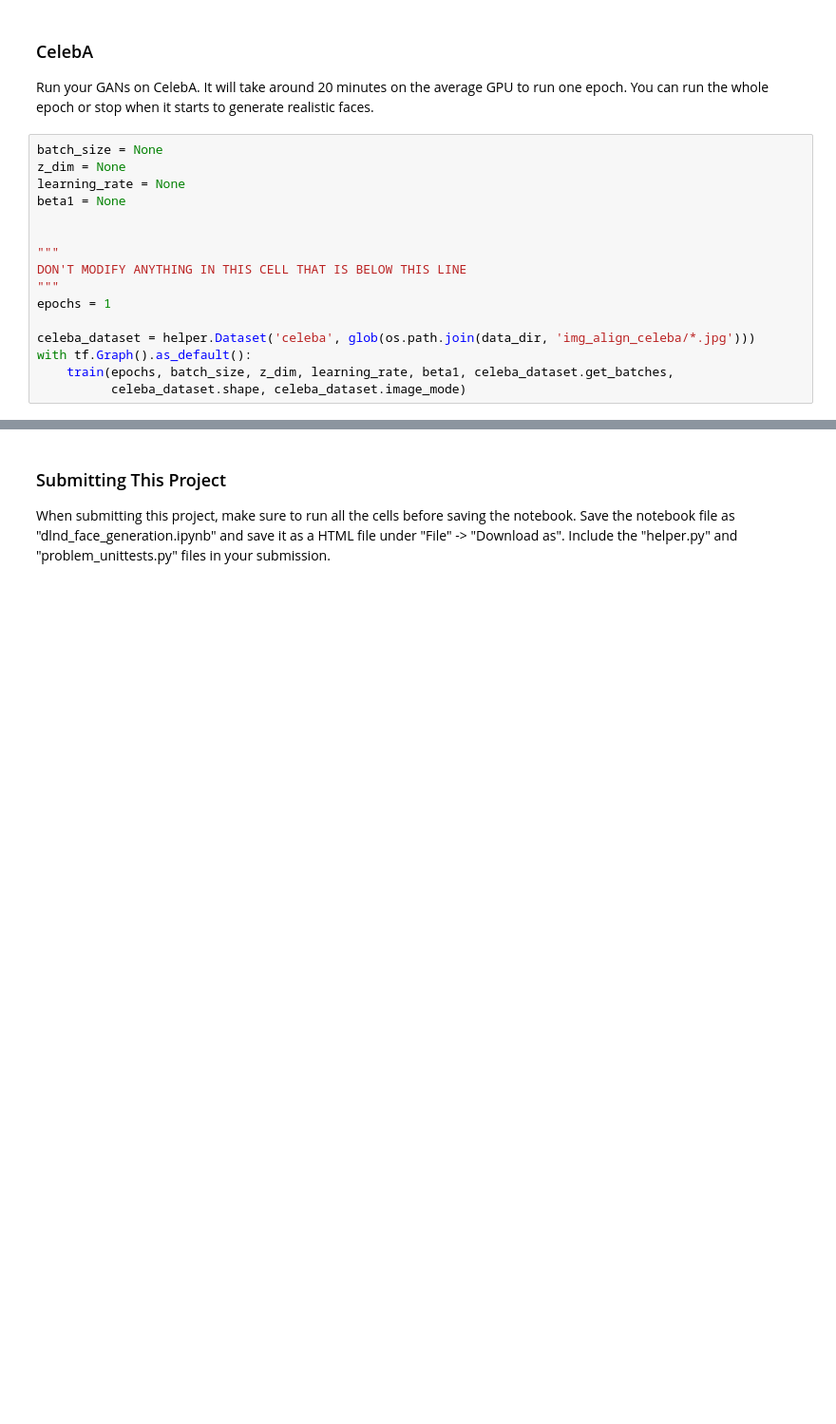
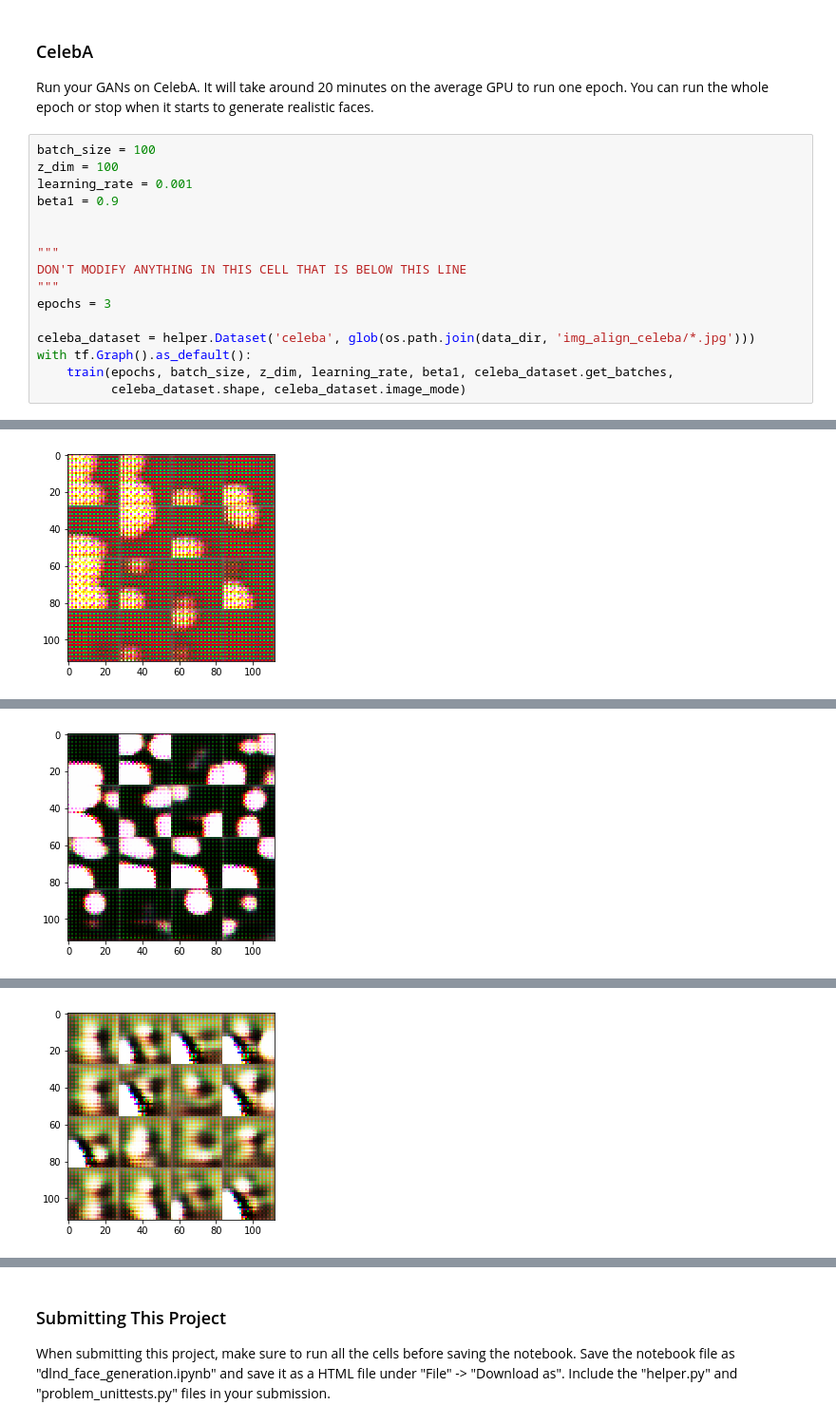
Before and after one commit to guilhermeanselmo2/udacity, a Jupyter notebook: face_generation/dlnd_face_generation.ipynb, the cells around one changed output, grey strips where cells are left out. Shown at 95% size. Drawn from its saved outputs; the diff is of its cells as text; blank space fills up the shorter version.

```diff
--- a/face_generation/dlnd_face_generation.ipynb
+++ b/face_generation/dlnd_face_generation.ipynb
@@ -451,18 +553,19 @@ Caused by op 'generator/Reshape', defined at:
 ### CelebA
 Run your GANs on CelebA.  It will take around 20 minutes on the average GPU to run one epoch.  You can run the whole epoch or stop when it starts to generate realistic faces.
 # %%
-batch_size = None
-z_dim = None
-learning_rate = None
-beta1 = None
+batch_size = 100
+z_dim = 100
+learning_rate = 0.001
+beta1 = 0.9
 
 
 """
 DON'T MODIFY ANYTHING IN THIS CELL THAT IS BELOW THIS LINE
 """
-epochs = 1
+epochs = 3
 
 celeba_dataset = helper.Dataset('celeba', glob(os.path.join(data_dir, 'img_align_celeba/*.jpg')))
 with tf.Graph().as_default():
     train(epochs, batch_size, z_dim, learning_rate, beta1, celeba_dataset.get_batches,
           celeba_dataset.shape, celeba_dataset.image_mode)
+# %% [output]
@@ -468,0 +591 @@ with tf.Graph().as_default():
+[figure, added]
@@ -468,0 +605 @@ with tf.Graph().as_default():
+[figure, added]
@@ -468,0 +619 @@ with tf.Graph().as_default():
+[figure, added]
```
Also changed, not shown: parts of 8 cells of this notebook.
